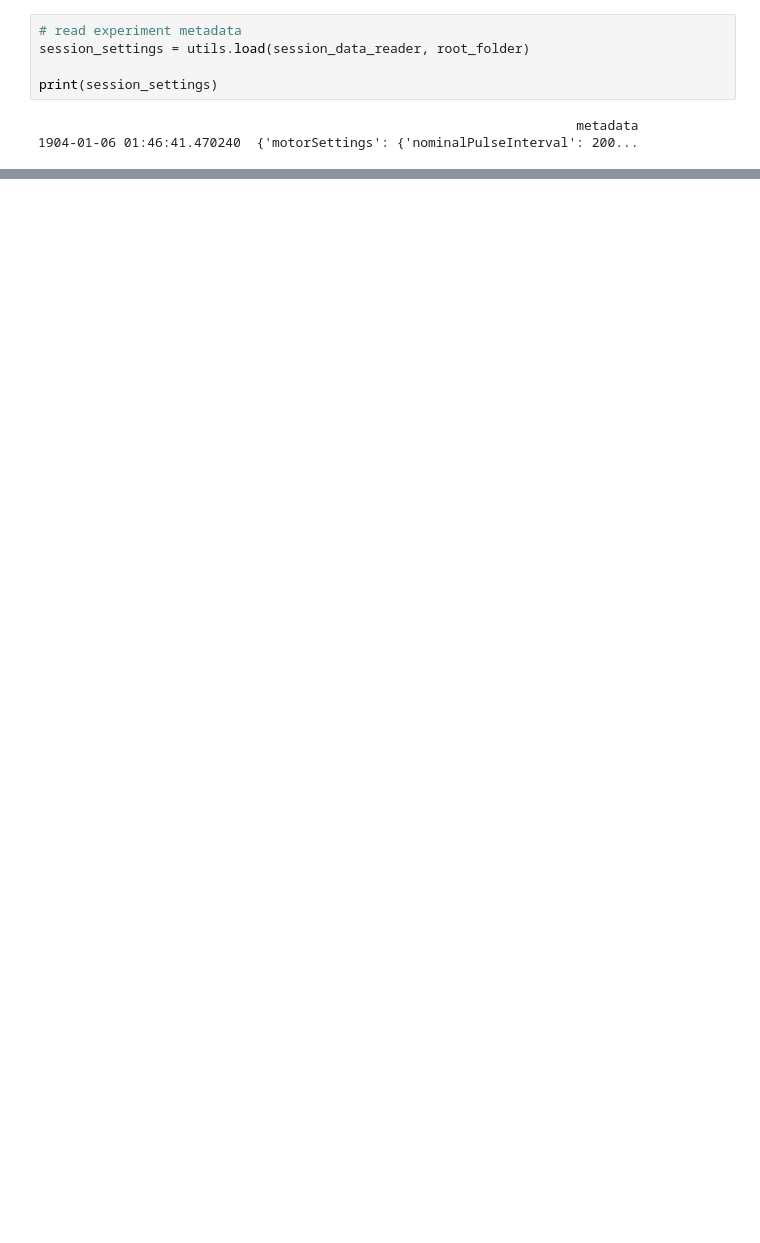
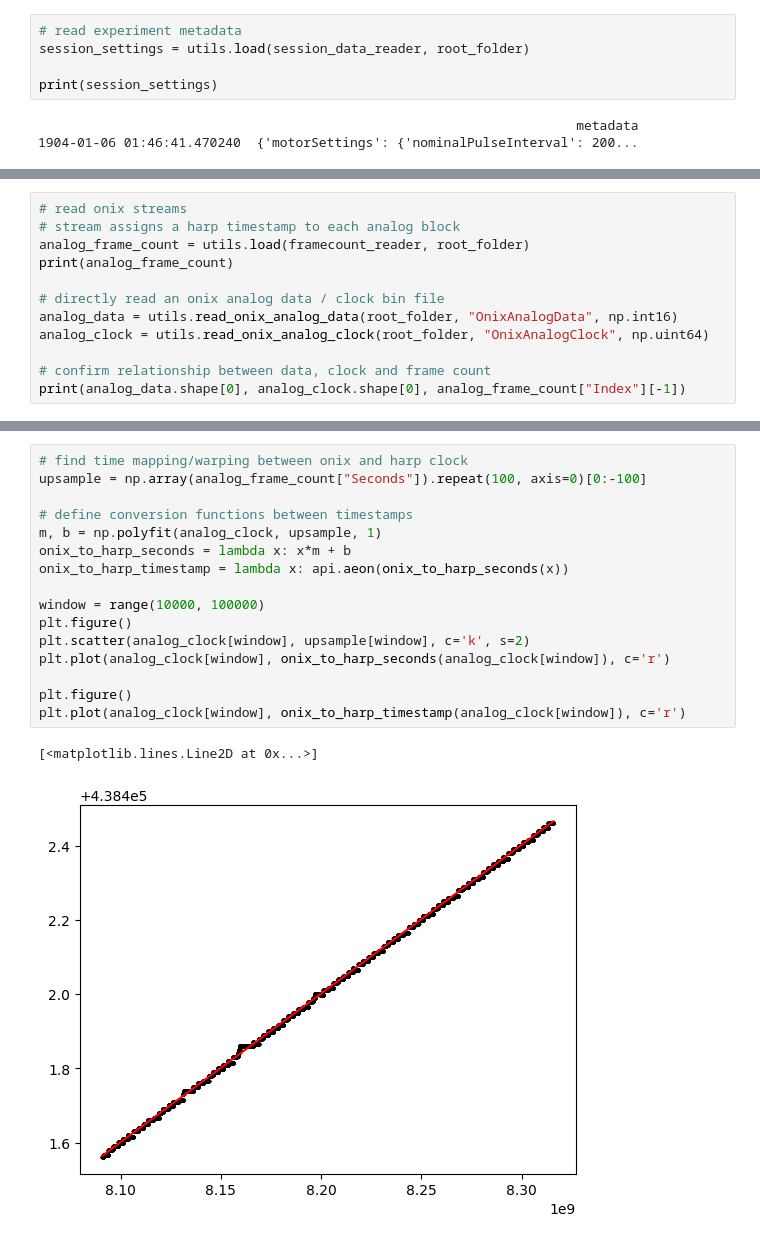
Before and after one commit to neurogears/vestibular-vr, a Jupyter notebook: analysis/photometry_sync_example.ipynb, the cells around one changed output, grey strips where cells are left out. Drawn from its saved outputs; the diff is of its cells as text; blank space fills up the shorter version.

Commit message:
Onix timestamp mapping

```diff
--- a/analysis/photometry_sync_example.ipynb
+++ b/analysis/photometry_sync_example.ipynb
@@ -113,0 +90,12 @@ Time
+# %%
+# read onix streams
+# stream assigns a harp timestamp to each analog block
+analog_frame_count = utils.load(framecount_reader, root_folder)
+print(analog_frame_count)
+
+# directly read an onix analog data / clock bin file
+analog_data = utils.read_onix_analog_data(root_folder, "OnixAnalogData", np.int16)
+analog_clock = utils.read_onix_analog_clock(root_folder, "OnixAnalogClock", np.uint64)
+
+# confirm relationship between data, clock and frame count
+print(analog_data.shape[0], analog_clock.shape[0], analog_frame_count["Index"][-1])
@@ -113,0 +119,19 @@ Time
+# %%
+# find time mapping/warping between onix and harp clock
+upsample = np.array(analog_frame_count["Seconds"]).repeat(100, axis=0)[0:-100]
+
+# define conversion functions between timestamps
+m, b = np.polyfit(analog_clock, upsample, 1)
+onix_to_harp_seconds = lambda x: x*m + b
+onix_to_harp_timestamp = lambda x: api.aeon(onix_to_harp_seconds(x))
+
+window = range(10000, 100000)
+plt.figure()
+plt.scatter(analog_clock[window], upsample[window], c='k', s=2)
+plt.plot(analog_clock[window], onix_to_harp_seconds(analog_clock[window]), c='r')
+
+plt.figure()
+plt.plot(analog_clock[window], onix_to_harp_timestamp(analog_clock[window]), c='r')
+# %% [output]
+[<matplotlib.lines.Line2D at 0x...>]
+[figure, added]
```
Also changed, not shown: parts of 7 cells of this notebook, 1 other file.
